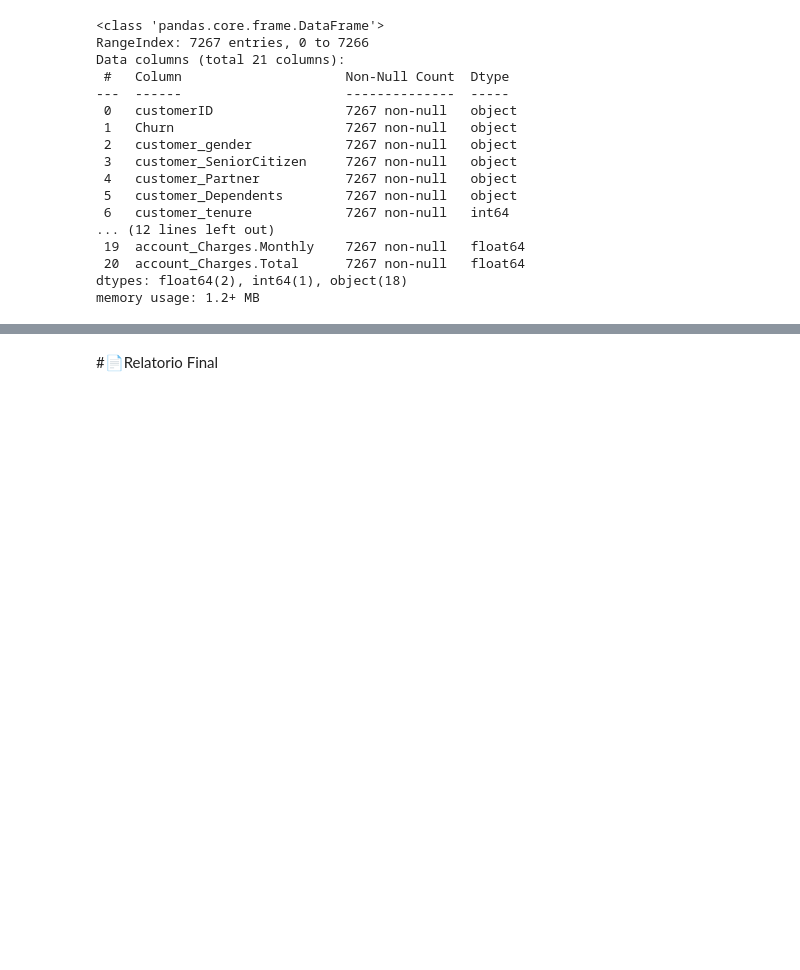
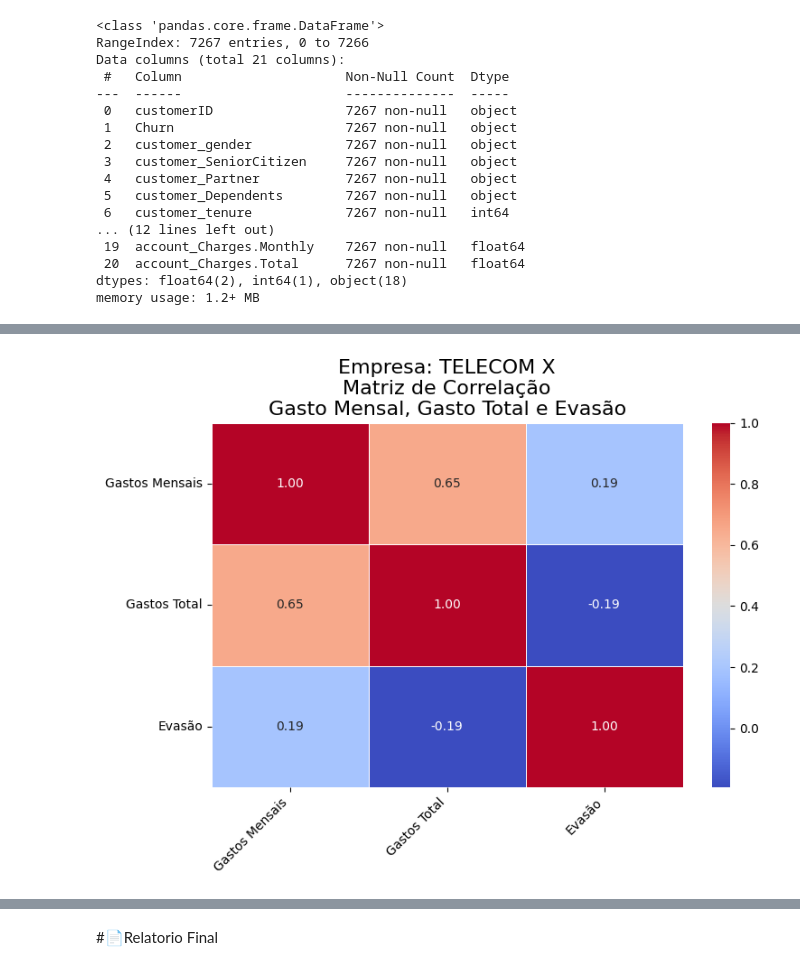
Before and after one commit to lfa-systems/Telecom_X, a Jupyter notebook: TelecomX_BR.ipynb, the cells around one changed output, grey strips where cells are left out. Cells and saved outputs as stored; diff of their text form; code cells hidden in the pictures; blank space fills up the shorter version.

```diff
--- a/TelecomX_BR.ipynb
+++ b/TelecomX_BR.ipynb
@@ -922,0 +922,39 @@ memory usage: 1.2+ MB
+# %%
+df_pt['Churn_encoded'] = df_pt['Churn'].apply(lambda x: 1 if x == 'Sim' else 0)
+
+# Calcular a matriz de correlação
+correlation_matrix = df_pt[['account_Charges.Monthly', 'account_Charges.Total', 'Churn_encoded']].corr()
+# Define the custom column titles
+column_titles = {
+    'customer_tenure': 'Meses de Contrato',
+    'account_Charges.Monthly': 'Gastos Mensais',
+    'account_Charges.Total': 'Gastos Total',
+    'Churn_encoded': 'Evasão' # Add 'Evasão' for the encoded Churn column
+}
+
+# Get the original column names from the correlation matrix in order
+original_cols_ordered = correlation_matrix.columns.tolist()
+
+# Create a list of the display names in the correct order
+display_names = [column_titles.get(col, col) for col in original_cols_ordered]
+
+# Visualize - Heatmap for Correlations
+plt.figure(figsize=(8, 6)) # Adjusted figsize slightly for better label visibility
+ax = sns.heatmap(
+    correlation_matrix,
+    annot=True,     # Show correlation values in cells
+    cmap='coolwarm', # Color scheme
+    fmt=".2f",      # Format numbers (two decimal places)
+    linewidths=.5   # Lines between cells
+)
+
+plt.title('Empresa: TELECOM X\nMatriz de Correlação\nGasto Mensal, Gasto Total e Evasão', fontsize=16)
+
+# Set custom tick labels for X and Y axes
+ax.set_xticklabels(display_names, rotation=45, ha='right')
+ax.set_yticklabels(display_names, rotation=0)
+
+plt.tight_layout() # Adjust layout to prevent labels from overlapping
+plt.show()
+# %% [output]
+[figure, added]
```
Also changed, not shown: parts of 4 cells of this notebook.
